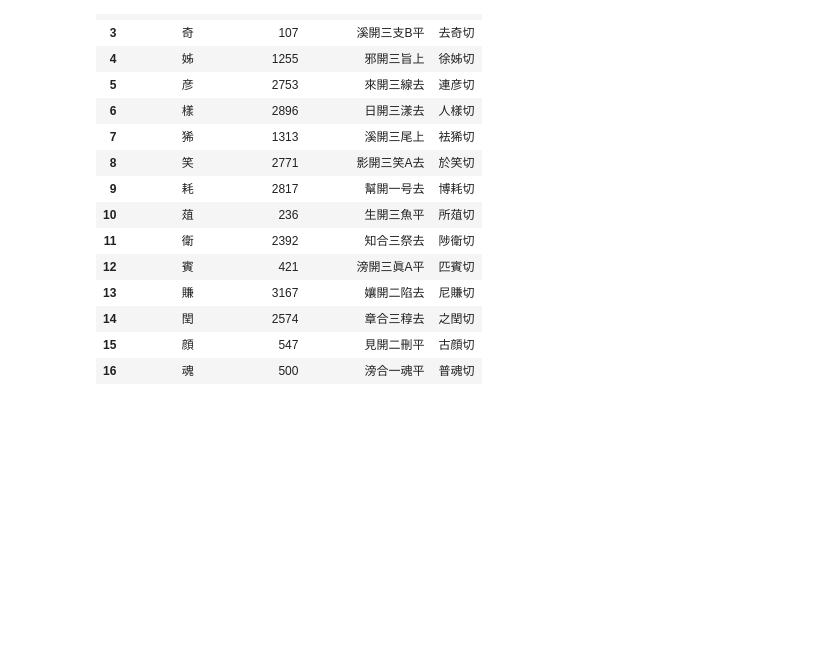
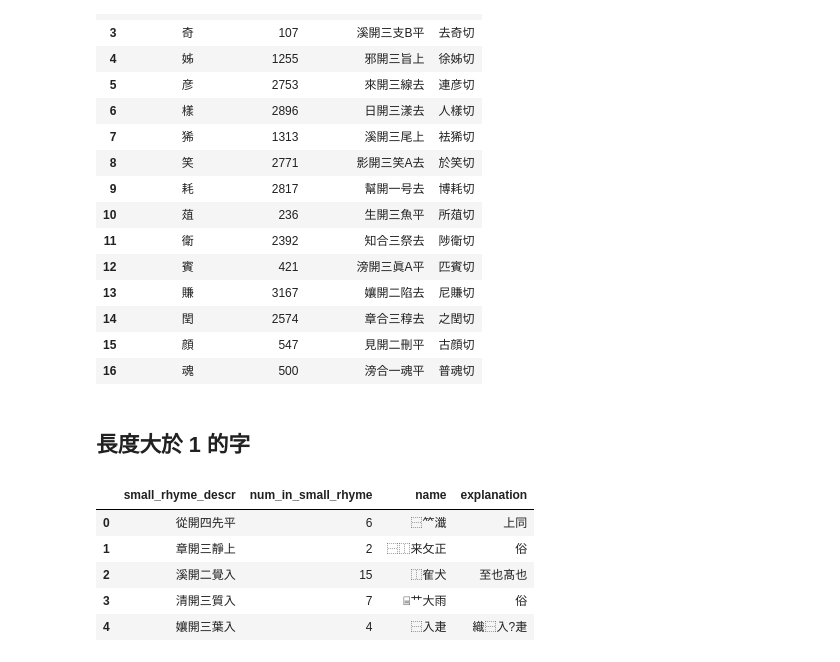
Before and after one commit to nk2028/qieyun-sqlite, a Jupyter notebook: docs/notebook/廣韻的例外.ipynb, the cells around one changed output. Drawn from its saved outputs; the diff is of its cells as text; code cells hidden in the pictures; blank space fills up the shorter version.

```diff
--- a/docs/notebook/廣韻的例外.ipynb
+++ b/docs/notebook/廣韻的例外.ipynb
@@ -133,5 +133,18 @@ GROUP BY lower_char;''', conn)
 | 14 | 閏 | 2574 | 章合三稕去 | 之閏切 |
 | 15 | 顔 | 547 | 見開二刪平 | 古顔切 |
 | 16 | 魂 | 500 | 滂合一魂平 | 普魂切 |
+# %% [markdown]
+## 長度大於 1 的字
+# %%
+pandas.read_sql_query('''SELECT small_rhyme_descr, num_in_small_rhyme, name, explanation
+FROM full_guangyun
+WHERE LENGTH(name) > 1;''', conn)
+# %% [output]
+|  | small_rhyme_descr | num_in_small_rhyme | name | explanation |
+| 0 | 從開四先平 | 6 | ⿱𥫗瀸 | 上同 |
+| 1 | 章開三靜上 | 2 | ⿱⿰来攵正 | 俗 |
+| 2 | 溪開二覺入 | 15 | ⿰隺犬 | 至也髙也 |
+| 3 | 清開三質入 | 7 | ⌸艹大雨 | 俗 |
+| 4 | 孃開三葉入 | 4 | ⿱入疌 | 織⿱入?疌 |
 # %%
 conn.close()
```
Also changed, not shown: 4 other files.
